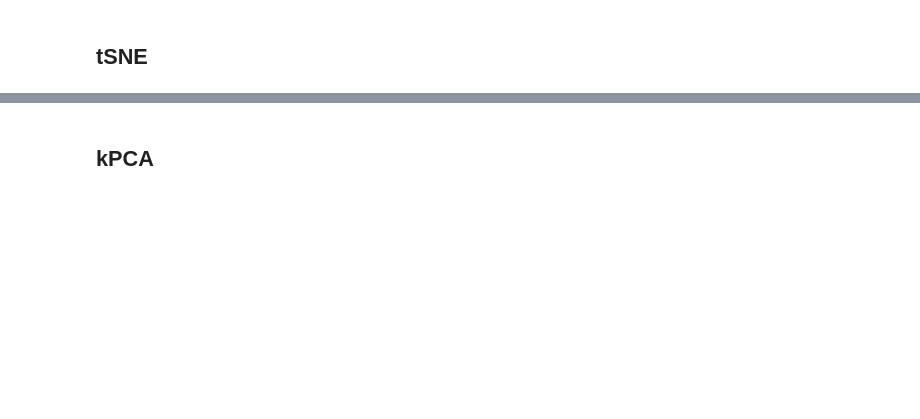
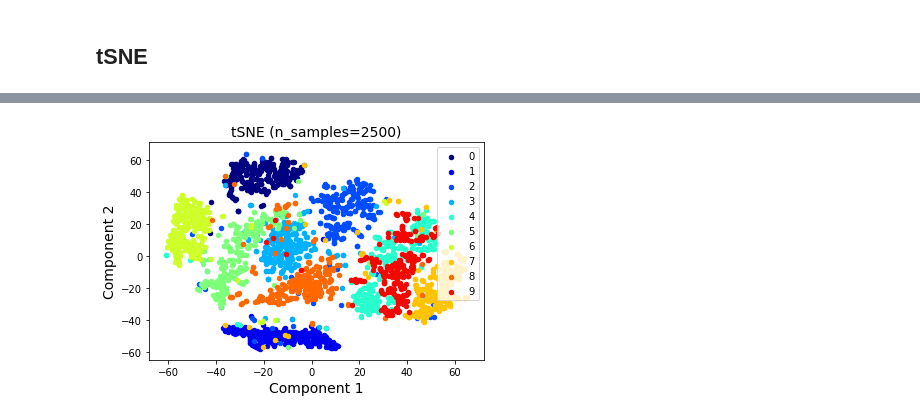
Before and after one commit to iwasakishuto/Kerasy, a Jupyter notebook: examples/decompositions.ipynb, the cells around one changed output, grey strips where cells are left out. Drawn from its saved outputs; the diff is of its cells as text; code cells hidden in the pictures; blank space fills up the shorter version.

```diff
--- a/examples/decompositions.ipynb
+++ b/examples/decompositions.ipynb
@@ -82,4 +106,5 @@ Mean value of sigma: 0.001
 # %%
-plotMNIST(X_transformed, Y, method="tSNE")
+ax = plotMNIST(X_transformed, Y, method="tSNE")
+plt.show()
+# %% [output]
+[figure, added]
-# %% [markdown]
-## kPCA
```
Also changed, not shown: parts of 9 cells of this notebook, 3 other files.
